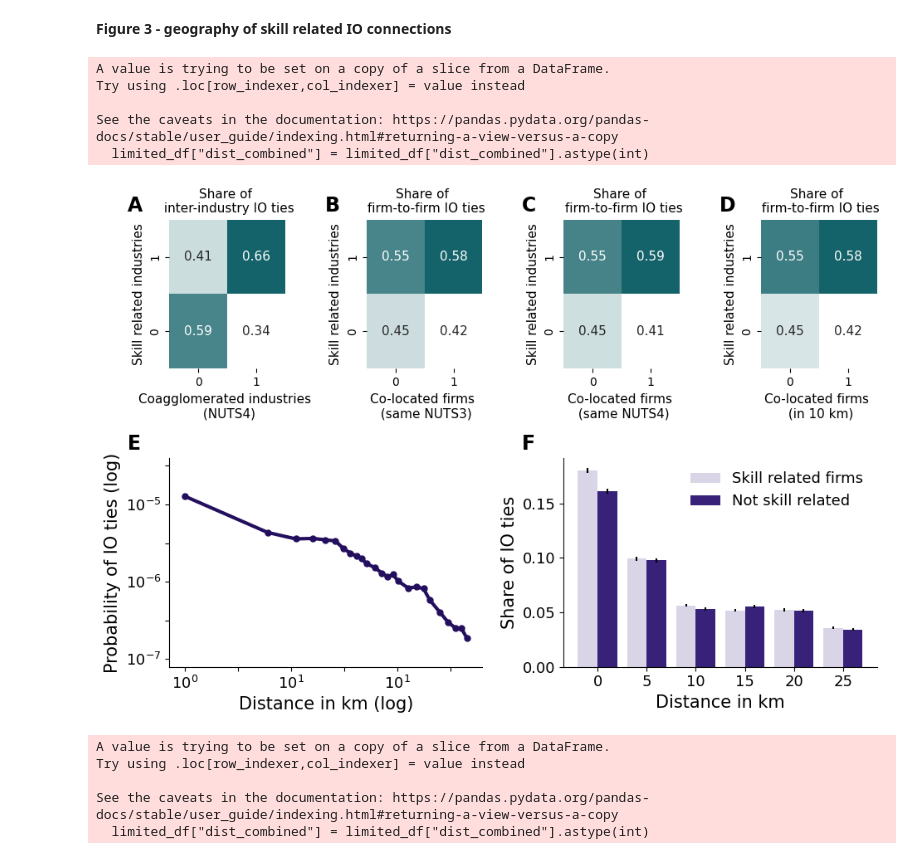
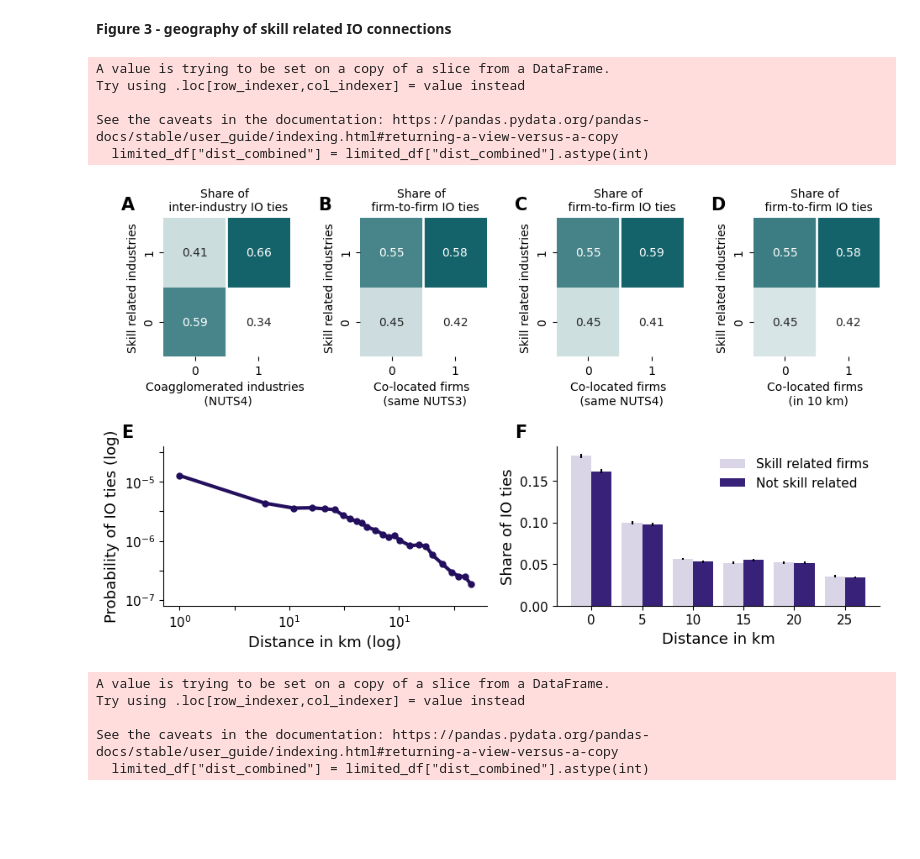
Before and after one commit to sandorjuhasz/coagglomeration, a Jupyter notebook: code/03_main_figures.ipynb, the cells around one changed output. Drawn from its saved outputs; the diff is of its cells as text; code cells hidden in the pictures; blank space fills up the shorter version.

Commit message:
white vertical line for Figure 3 matrices

```diff
--- a/code/03_main_figures.ipynb
+++ b/code/03_main_figures.ipynb
@@ -336,6 +337,10 @@ def crosstab_visual(mat, fontsize, colormap, title_text=None, axis_labels=None,
 
     if title_text:
         ax.set_title(title_text, fontsize=fontsize)
+
+    # adding a white vertical line at the center
+    center_col = mat.shape[1] // 2
+    ax.axvline(center_col, color="white", linewidth=2)
 # %%
 # OC data in -- for tie geography
 ddf = pd.read_csv("../data/oc15_2023_dec/oc_distance_io_labor_ties.csv", sep=";")
@@ -427,10 +432,10 @@ ddf2["share_io_sr_ties_ci"] = 1.96*(ddf2["se_io_sr"])
 #ddf2["share_io_no_sr_ties_L"] = ddf2["share_io_no_sr_ties"] + 1.96*(ddf2["se_for_plot"])
 # %%
 # distance decay figure
-fig = plt.figure(figsize=(11,7))
+fig = plt.figure(figsize=(11,6))
 ax = [0]*6
 
-gs = GridSpec(2,4, figure=fig, height_ratios=[1, 1.4])
+gs = GridSpec(2,4, figure=fig, height_ratios=[1, 1.15])
 ax[0] = fig.add_subplot(gs[0,0])
 ax[1] = fig.add_subplot(gs[0,1])
 ax[2] = fig.add_subplot(gs[0,2])
@@ -438,14 +443,14 @@ ax[3] = fig.add_subplot(gs[0,3])
 ax[4] = fig.add_subplot(gs[1,0:2])
 ax[5] = fig.add_subplot(gs[1,2:])
 
-fontsize = 15
-fig.subplots_adjust(hspace=0.5, wspace=0.7)
+fontsize = 13
+fig.subplots_adjust(hspace=0.6, wspace=0.55)
 
 
 # A-D -- column normalized matrices
 crosstab_visual(
     io_mat_norm,
-    fontsize=fontsize-4,
+    fontsize=fontsize-3,
     colormap=cmap,
     title_text="Share of \n inter-industry IO ties",
     axis_labels=["Coagglomerated industries \n (NUTS4)", "Skill related industries"],
@@ -454,7 +459,7 @@ crosstab_visual(
 
 crosstab_visual(
     ff_mat1,
-    fontsize=fontsize-4,
+    fontsize=fontsize-3,
     colormap=cmap,
     title_text="Share of \n firm-to-firm IO ties",
     axis_labels=[f"Co-located firms \n (same NUTS3)", "Skill related industries"],
@@ -463,7 +468,7 @@ crosstab_visual(
 
 crosstab_visual(
     ff_mat2,
-    fontsize=fontsize-4,
+    fontsize=fontsize-3,
     colormap=cmap,
     title_text="Share of \n firm-to-firm IO ties",
     axis_labels=["Co-located firms \n (same NUTS4)", "Skill related industries"],
@@ -472,13 +477,12 @@ crosstab_visual(
 
 crosstab_visual(
     ff_mat3,
-    fontsize=fontsize-4,
+    fontsize=fontsize-3,
     colormap=cmap,
     title_text="Share of \n firm-to-firm IO ties",
     axis_labels=["Co-located firms \n (in 10 km)", "Skill related industries"],
     ax=ax[3]
 )
-
 
 
 # E -- probability of ties
@@ -493,7 +497,6 @@ ax[4].set_xlabel("Distance in km (log)", size=fontsize)
 ax[4].set_ylabel("Probability of IO ties (log)", size=fontsize)
 ax[4].spines['top'].set_visible(False)
 ax[4].spines['right'].set_visible(False)
-
 
 
 # F -- barplot version
@@ -512,7 +515,6 @@ ax[5].bar(
         capsize=0,
         color="#dad5e6"
 )
-
 ax[5].bar(
         index + bar_width,
         limited_df["share_io_no_sr_ties"],
@@ -524,34 +526,34 @@ ax[5].bar(
 )
 ax[5].set_xticks(index + bar_width / 2, limited_df["dist_combined"], size=fontsize-2)
 ax[5].set_xlabel("Distance in km", size=fontsize)
 ax[5].set_ylabel("Share of IO ties", size=fontsize)
 ax[5].tick_params("y", labelsize=(fontsize-2))
 ax[5].spines['top'].set_visible(False)
 ax[5].spines['right'].set_visible(False)
 ax[5].legend(loc="upper right", prop={'size': fontsize-2}, frameon=False)
 
 # subplot title
 labels = list(string.ascii_uppercase)[:len(ax)]
 for i, label in enumerate(labels):
     ax[i].annotate(
         label,
         xy=(0, 1),
         xycoords="axes fraction",
         xytext=(-50, 10),
         #xytext=(-120, 40),
         textcoords="offset pixels",
         weight="bold",
         size=fontsize + 2
     )
 
 # plt.savefig(f"../figures/mf03_geography_of_io_ties.png", dpi=300, bbox_inches='tight', facecolor="white")
 # %% [output]
 A value is trying to be set on a copy of a slice from a DataFrame.
 Try using .loc[row_indexer,col_indexer] = value instead
 
 See the caveats in the documentation: https://pandas.pydata.org/pandas-docs/stable/user_guide/indexing.html#returning-a-view-versus-a-copy
   limited_df["dist_combined"] = limited_df["dist_combined"].astype(int)
-[figure, old version]
+[figure, new version]
 # %%
 # distance decay figure
 fig = plt.figure(figsize=(12,6))
```
Also changed, not shown: parts of 2 cells of this notebook.
